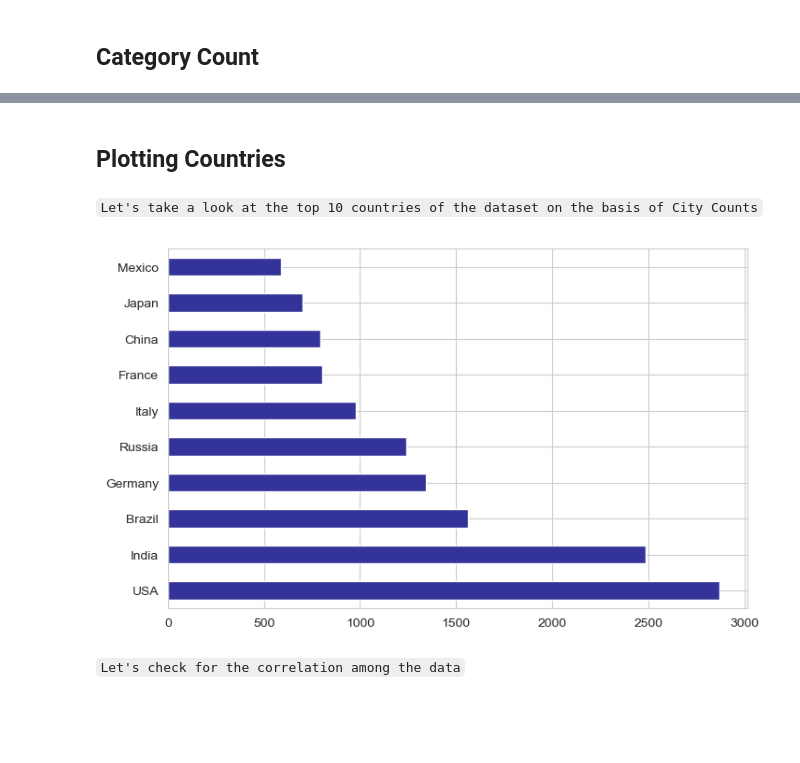
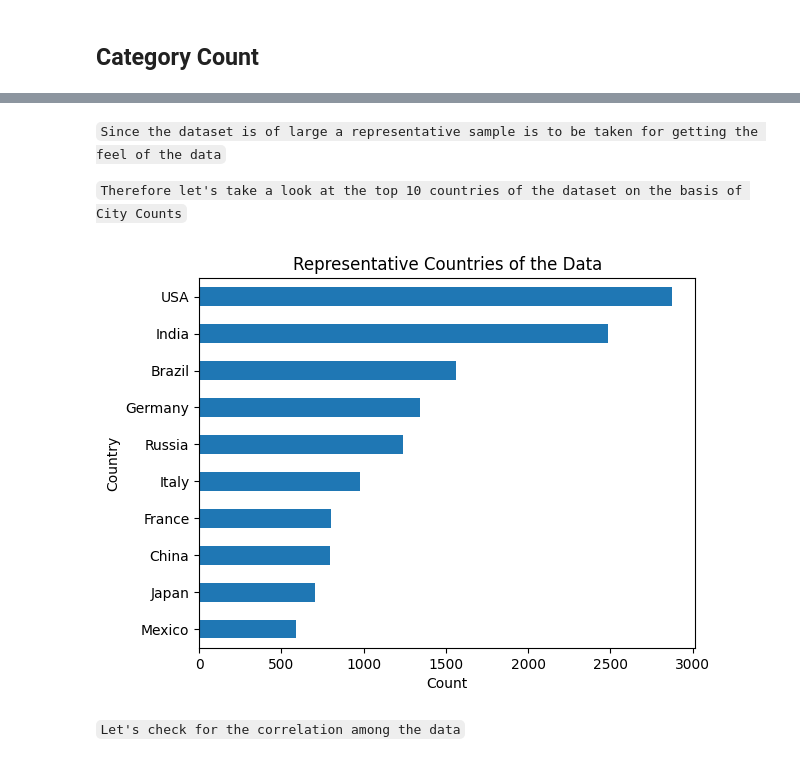
Before and after one commit to BSU04/Global-Air-Quality-Prediction, a Jupyter notebook: gap-eda.ipynb, the cells around one changed output, grey strips where cells are left out. Drawn from its saved outputs; the diff is of its cells as text; code cells hidden in the pictures; blank space fills up the shorter version.

```diff
--- a/gap-eda.ipynb
+++ b/gap-eda.ipynb
@@ -392,4 +392,4 @@ for col in cols:
-# %% [markdown]
-## Plotting Countries
 # %% [markdown]
-`Let's take a look at the top 10 countries of the dataset on the basis of City Counts`
+`Since the dataset is of large a representative sample is to be taken for getting the feel of the data`
+
+`Therefore let's take a look at the top 10 countries of the dataset on the basis of City Counts`
@@ -398,8 +396,10 @@ extract_10 = gap["Country"].value_counts(ascending=False).head(10)
-# %%
-plt.figure(figsize=(8,5))
-extract_10.plot(kind='barh',cmap="terrain");
-# %% [output]
-[figure, removed]
+# %%
+gap.groupby('Country')['AQI Category'].count().sort_values(ascending=False).head(10).sort_values(ascending=True).plot(kind='barh')
+plt.title('Representative Countries of the Data')
+plt.xlabel('Count')
+plt.show()
+# %% [output]
+[figure, added]
 # %% [markdown]
 `Let's check for the correlation among the data`
 # %%
```
Also changed, not shown: parts of 8 cells of this notebook.
